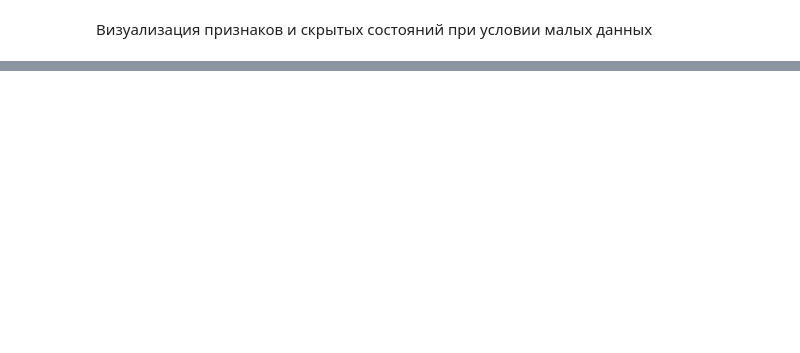
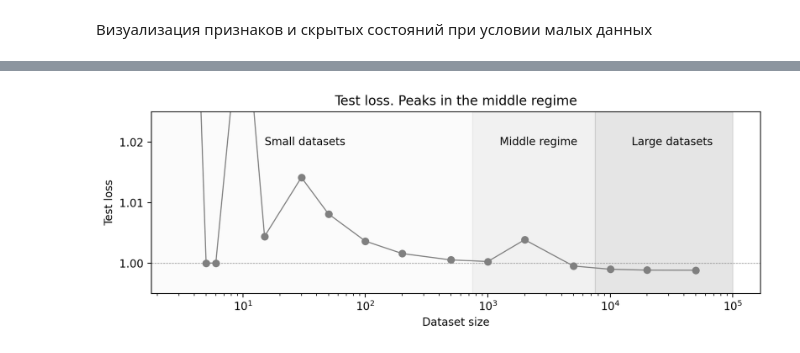
Before and after one commit to selected-topics-ai/TOY-DOUBLE-DECENT, a Jupyter notebook: notebooks/report.ipynb, the cells around one changed output, grey strips where cells are left out. Saved outputs shown, nothing was run; the diff lists cells and outputs as text; code cells hidden in the pictures; blank space fills up the shorter version.

```diff
--- a/notebooks/report.ipynb
+++ b/notebooks/report.ipynb
@@ -211,0 +45,6 @@ plt.show()
+# %%
+weights_dict, train_hiddens_dict, test_losses_dict, test_hiddens_dict = evaluate(T)
+# %%
+visualize_test_loss(T, test_losses_dict)
+# %% [output]
+[figure, added]
```
Also changed, not shown: parts of 21 cells of this notebook, 6 other files.
